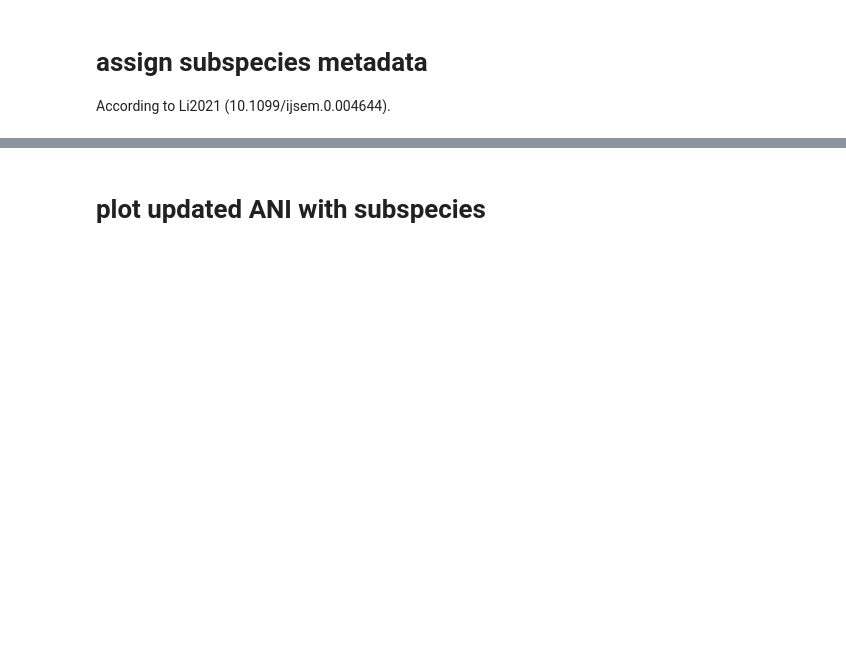
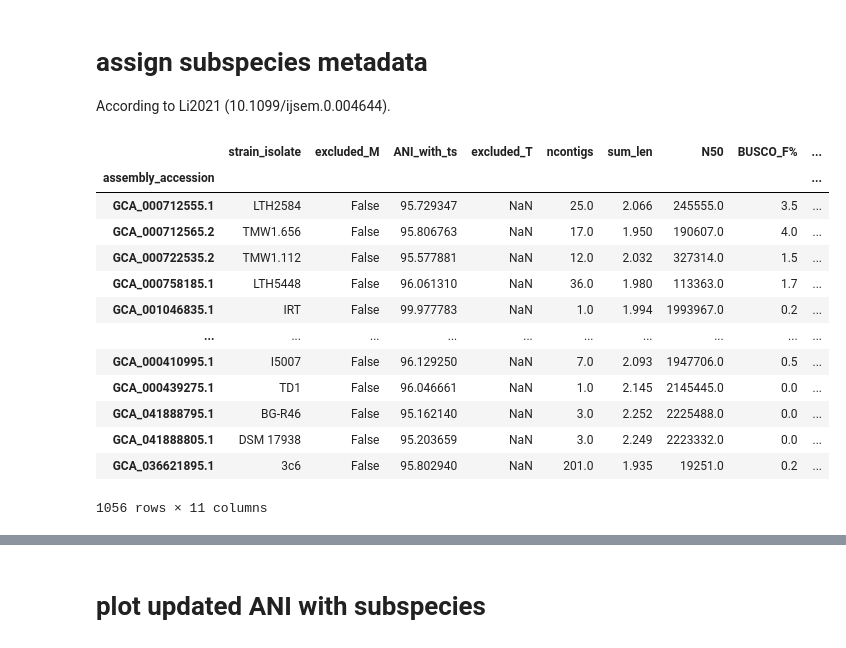
Before and after one commit to lazzarigioele/paper_gempipe, a Jupyter notebook: case_study/05_assign_subspecies.ipynb, the cells around one changed output, grey strips where cells are left out. Drawn from its saved outputs; the diff is of its cells as text; code cells hidden in the pictures; blank space fills up the shorter version.

```diff
--- a/case_study/05_assign_subspecies.ipynb
+++ b/case_study/05_assign_subspecies.ipynb
@@ -47,13 +47,23 @@ According to Li2021 (10.1099/ijsem.0.004644).
 # %%
 
 # define strain_isolate label:
-
-metadata = pnd.read_csv('genomes_all/raw_ncbi_1598.txt', sep='\t', index_col=0)
-metadata = metadata.iloc[[i for i in range(len(metadata)) if i%2==0], ]  # remove report lines
-metadata['infraspecific_name'] = metadata['infraspecific_name'].str.replace('strain=', '')
-metadata['infraspecific_name'] = metadata['infraspecific_name'].str.replace('na', '')
-metadata['isolate'] = metadata['isolate'].str.replace('na', '')
-metadata['strain_isolate'] = metadata['infraspecific_name'] + metadata['isolate']
+metadata = pnd.read_excel('tables/Supplementary File 4.xlsx', index_col=0)
+metadata
+# %% [output]
+|  | strain_isolate | excluded_M | ANI_with_ts | excluded_T | ncontigs | sum_len | N50 | BUSCO_F% | ... |
+| assembly_accession |  |  |  |  |  |  |  |  | ... |
+| GCA_000712555.1 | LTH2584 | False | 95.729347 | NaN | 25.0 | 2.066 | 245555.0 | 3.5 | ... |
+| GCA_000712565.2 | TMW1.656 | False | 95.806763 | NaN | 17.0 | 1.950 | 190607.0 | 4.0 | ... |
+| GCA_000722535.2 | TMW1.112 | False | 95.577881 | NaN | 12.0 | 2.032 | 327314.0 | 1.5 | ... |
+| GCA_000758185.1 | LTH5448 | False | 96.061310 | NaN | 36.0 | 1.980 | 113363.0 | 1.7 | ... |
+| GCA_001046835.1 | IRT | False | 99.977783 | NaN | 1.0 | 1.994 | 1993967.0 | 0.2 | ... |
+| ... | ... | ... | ... | ... | ... | ... | ... | ... | ... |
+| GCA_000410995.1 | I5007 | False | 96.129250 | NaN | 7.0 | 2.093 | 1947706.0 | 0.5 | ... |
+| GCA_000439275.1 | TD1 | False | 96.046661 | NaN | 1.0 | 2.145 | 2145445.0 | 0.0 | ... |
+| GCA_041888795.1 | BG-R46 | False | 95.162140 | NaN | 3.0 | 2.252 | 2225488.0 | 0.0 | ... |
+| GCA_041888805.1 | DSM 17938 | False | 95.203659 | NaN | 3.0 | 2.249 | 2223332.0 | 0.0 | ... |
+| GCA_036621895.1 | 3c6 | False | 95.802940 | NaN | 201.0 | 1.935 | 19251.0 | 0.2 | ... |
+1056 rows × 11 columns
 # %%
 # update report table:
 
```
Also changed, not shown: parts of 6 cells of this notebook, 16 other files.
